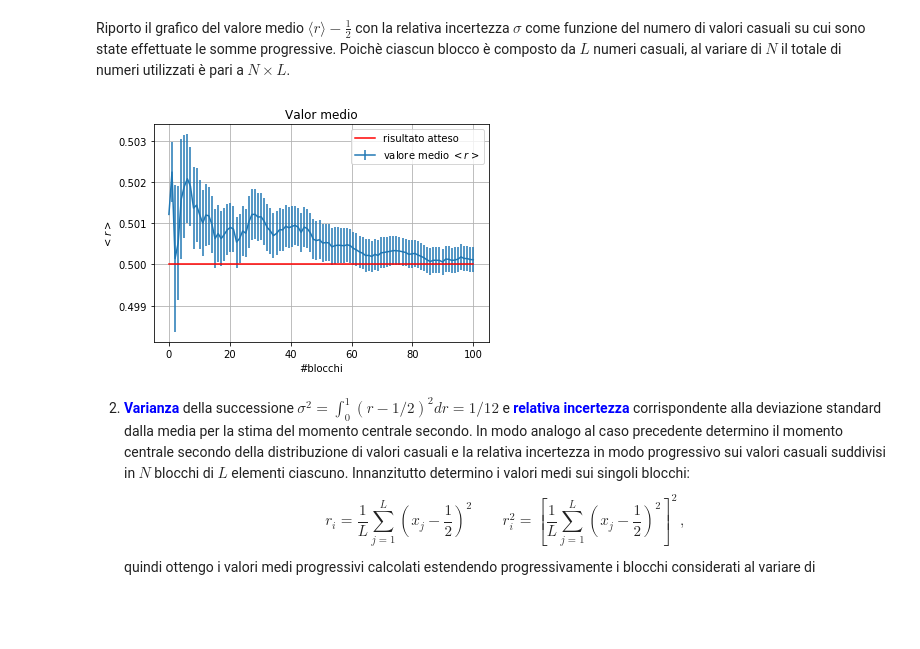
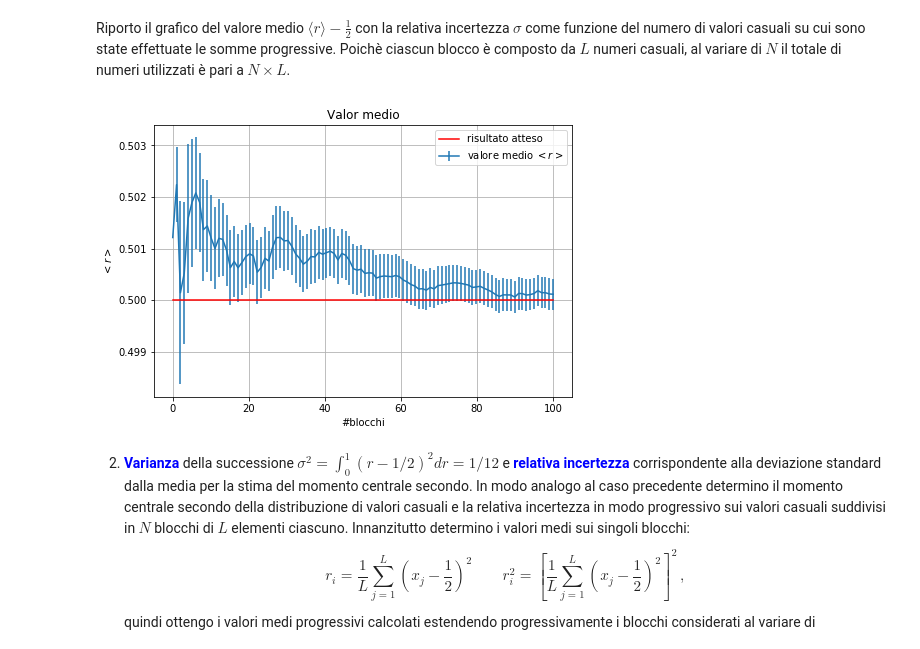
Before and after one commit to danidimic/NSL-exercise, a Jupyter notebook: LSN_Exercise_01/LSN_Exercise_01.ipynb, the cells around one changed output. Drawn from its saved outputs; the diff is of its cells as text; code cells hidden in the pictures; blank space fills up the shorter version.

```diff
--- a/LSN_Exercise_01/LSN_Exercise_01.ipynb
+++ b/LSN_Exercise_01/LSN_Exercise_01.ipynb
@@ -28,24 +28,26 @@ Riporto il grafico del valore medio $\langle r\rangle - \frac{1}{2}$ con la rela
 # %%
 import math
 import numpy as np
 import matplotlib.pyplot as plt
+
+plt.figure(figsize=(7.5, 5))
 
 #importo i risultati del valor medio
 ave, err = np.loadtxt('./Files/ave.out', delimiter = '  ', unpack = 'True')
 
 N = 100
 x = np.linspace(0,N,N)
 y = 0.5*x**0  #valore atteso
 
 plt.errorbar(x, ave, yerr=err, label='valore medio $<r>$') #grafico simulazione
 plt.plot(x,y, color='red', label='risultato atteso') #grafico risultato atteso
 plt.title('Valor medio')
 plt.xlabel('#blocchi')
 plt.ylabel('$<r>$')
 plt.legend()
 plt.grid(True)
 # %% [output]
-[figure, old version]
+[figure, new version]
 # %% [markdown]
 2. <span style='color:blue'> **Varianza** </span> della successione $\sigma^2 = \int_0^1 (r-1/2)^2 dr = 1/12$ e  <span style='color:blue'> **relativa incertezza** </span> corrispondente alla deviazione standard dalla media per la stima del momento centrale secondo. In modo analogo al caso precedente determino il momento centrale secondo della distribuzione di valori casuali e la relativa incertezza in modo progressivo sui valori casuali suddivisi in $N$ blocchi di $L$ elementi ciascuno. Innanzitutto determino i valori medi sui singoli blocchi:
 $$ r_i = \frac{1}{L}\sum_{j=1}^L \left( x_j-\frac{1}{2} \right)^2 \quad \quad r_i^2 = \left[ \frac{1}{L}\sum_{j=1}^L \left( x_j-\frac{1}{2} \right)^2 \right]^2  \,,$$
```
Also changed, not shown: parts of 3 cells of this notebook, 8 other files.
